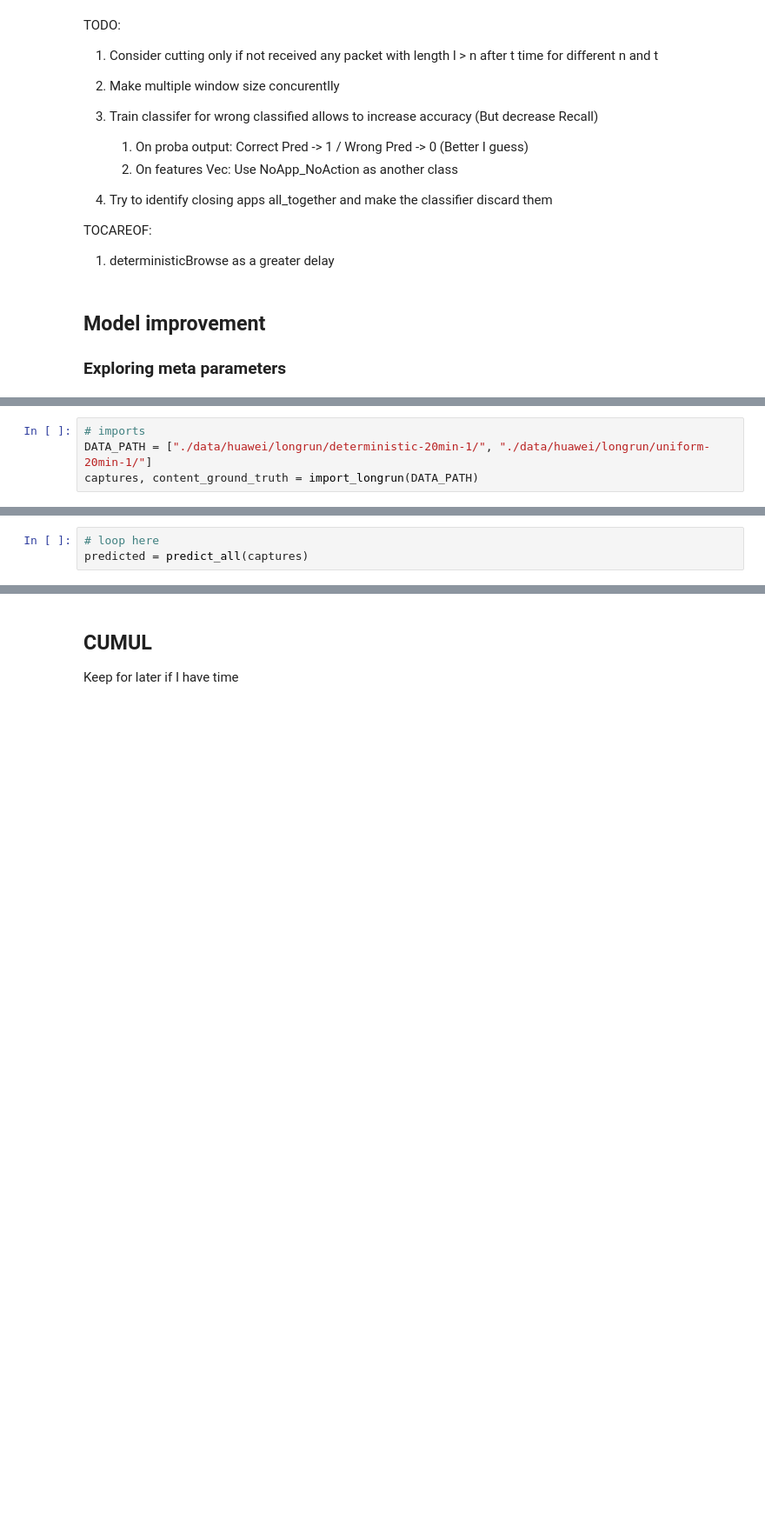
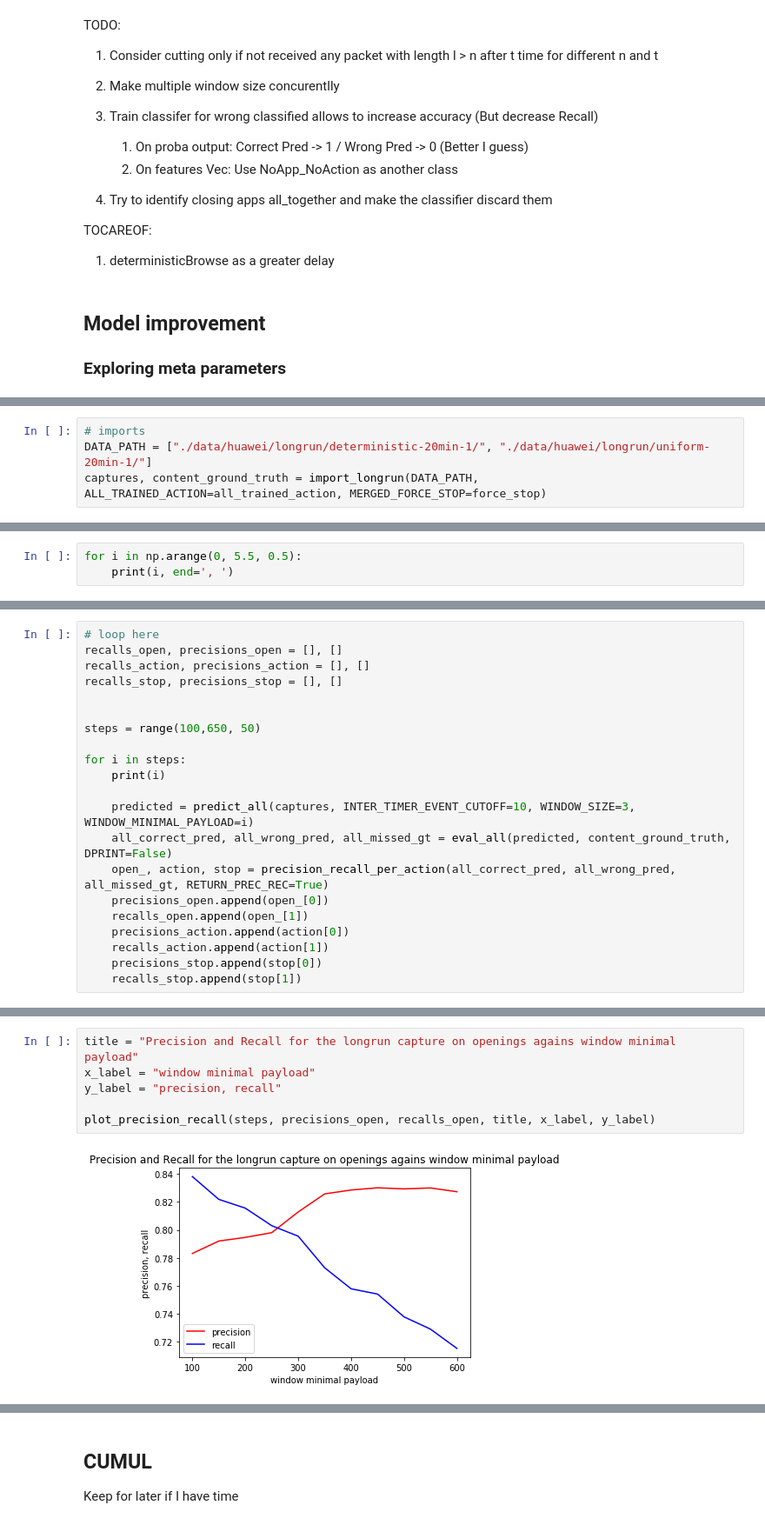
Before and after one commit to alex35469/Traffic-Analysis-on-wearables, a Jupyter notebook: Classification/Longrun identification.ipynb, the cells around one changed output, grey strips where cells are left out. Shown: that part at 87% size. Drawn from its saved outputs; the diff is of its cells as text; blank space fills up the shorter version.

```diff
--- a/Classification/Longrun identification.ipynb
+++ b/Classification/Longrun identification.ipynb
@@ -2240,5 +2571,5 @@ TOCAREOF:
 # %%
 # imports
 DATA_PATH = ["./data/huawei/longrun/deterministic-20min-1/", "./data/huawei/longrun/uniform-20min-1/"]
-captures, content_ground_truth = import_longrun(DATA_PATH)
+captures, content_ground_truth = import_longrun(DATA_PATH, ALL_TRAINED_ACTION=all_trained_action, MERGED_FORCE_STOP=force_stop)
 # %% [output]
@@ -2262,3 +2581,0 @@ export in  ./data/huawei/longrun/uniform-20min-1/  finished
-# %%
-# loop here
-predicted = predict_all(captures)
@@ -2319,0 +2582,3 @@ precision = 0.4166666666666667, recall = 0.5357142857142857
+# %%
+for i in np.arange(0, 5.5, 0.5):
+    print(i, end=', ')
@@ -2319,0 +2591,21 @@ precision = 0.4166666666666667, recall = 0.5357142857142857
+# %%
+# loop here
+recalls_open, precisions_open = [], []
+recalls_action, precisions_action = [], []
+recalls_stop, precisions_stop = [], []
+
+
+steps = range(100,650, 50)
+
+for i in steps:
+    print(i)
+
+    predicted = predict_all(captures, INTER_TIMER_EVENT_CUTOFF=10, WINDOW_SIZE=3, WINDOW_MINIMAL_PAYLOAD=i)
+    all_correct_pred, all_wrong_pred, all_missed_gt = eval_all(predicted, content_ground_truth, DPRINT=False)
+    open_, action, stop = precision_recall_per_action(all_correct_pred, all_wrong_pred, all_missed_gt, RETURN_PREC_REC=True)
+    precisions_open.append(open_[0])
+    recalls_open.append(open_[1])
+    precisions_action.append(action[0])
+    recalls_action.append(action[1])
+    precisions_stop.append(stop[0])
+    recalls_stop.append(stop[1])
@@ -2319,0 +2650,8 @@ precision = 0.4166666666666667, recall = 0.5357142857142857
+# %%
+title = "Precision and Recall for the longrun capture on openings agains window minimal payload"
+x_label = "window minimal payload"
+y_label = "precision, recall"
+
+plot_precision_recall(steps, precisions_open, recalls_open, title, x_label, y_label)
+# %% [output]
+[figure, added]
```
Also changed, not shown: parts of 78 cells of this notebook.
